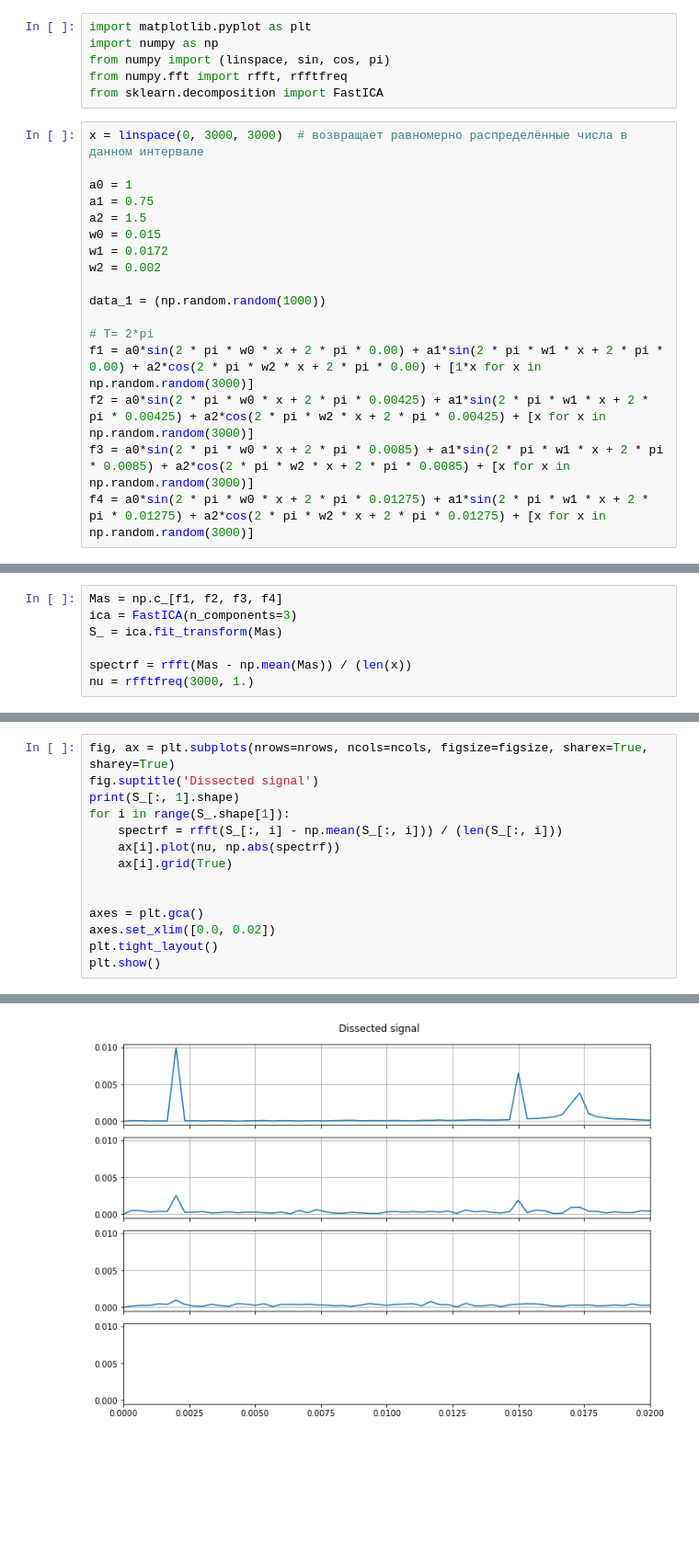
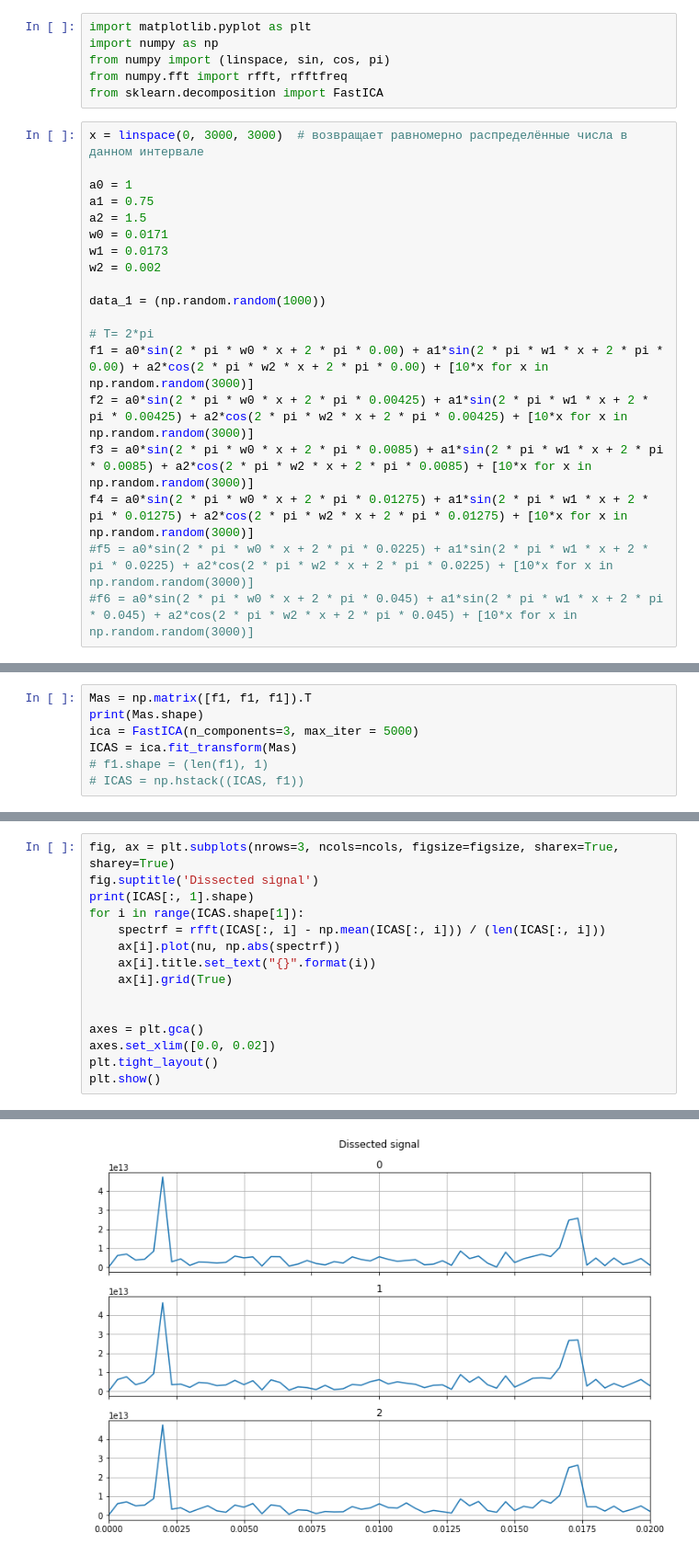
Before and after one commit to Snake9889/Tests, a Jupyter notebook: ICA_Tests.ipynb, the cells around one changed output, grey strips where cells are left out. Shown at 92% size. Drawn from its saved outputs; the diff is of its cells as text; blank space fills up the shorter version.

```diff
--- a/ICA_Tests.ipynb
+++ b/ICA_Tests.ipynb
@@ -10,17 +10,19 @@ x = linspace(0, 3000, 3000)  # возвращает равномерно рас
 a0 = 1
 a1 = 0.75
 a2 = 1.5
-w0 = 0.015
-w1 = 0.0172
+w0 = 0.0171
+w1 = 0.0173
 w2 = 0.002
 
 data_1 = (np.random.random(1000))
 
 # T= 2*pi
-f1 = a0*sin(2 * pi * w0 * x + 2 * pi * 0.00) + a1*sin(2 * pi * w1 * x + 2 * pi * 0.00) + a2*cos(2 * pi * w2 * x + 2 * pi * 0.00) + [1*x for x in np.random.random(3000)]
-f2 = a0*sin(2 * pi * w0 * x + 2 * pi * 0.00425) + a1*sin(2 * pi * w1 * x + 2 * pi * 0.00425) + a2*cos(2 * pi * w2 * x + 2 * pi * 0.00425) + [x for x in np.random.random(3000)]
-f3 = a0*sin(2 * pi * w0 * x + 2 * pi * 0.0085) + a1*sin(2 * pi * w1 * x + 2 * pi * 0.0085) + a2*cos(2 * pi * w2 * x + 2 * pi * 0.0085) + [x for x in np.random.random(3000)]
-f4 = a0*sin(2 * pi * w0 * x + 2 * pi * 0.01275) + a1*sin(2 * pi * w1 * x + 2 * pi * 0.01275) + a2*cos(2 * pi * w2 * x + 2 * pi * 0.01275) + [x for x in np.random.random(3000)]
+f1 = a0*sin(2 * pi * w0 * x + 2 * pi * 0.00) + a1*sin(2 * pi * w1 * x + 2 * pi * 0.00) + a2*cos(2 * pi * w2 * x + 2 * pi * 0.00) + [10*x for x in np.random.random(3000)]
+f2 = a0*sin(2 * pi * w0 * x + 2 * pi * 0.00425) + a1*sin(2 * pi * w1 * x + 2 * pi * 0.00425) + a2*cos(2 * pi * w2 * x + 2 * pi * 0.00425) + [10*x for x in np.random.random(3000)]
+f3 = a0*sin(2 * pi * w0 * x + 2 * pi * 0.0085) + a1*sin(2 * pi * w1 * x + 2 * pi * 0.0085) + a2*cos(2 * pi * w2 * x + 2 * pi * 0.0085) + [10*x for x in np.random.random(3000)]
+f4 = a0*sin(2 * pi * w0 * x + 2 * pi * 0.01275) + a1*sin(2 * pi * w1 * x + 2 * pi * 0.01275) + a2*cos(2 * pi * w2 * x + 2 * pi * 0.01275) + [10*x for x in np.random.random(3000)]
+#f5 = a0*sin(2 * pi * w0 * x + 2 * pi * 0.0225) + a1*sin(2 * pi * w1 * x + 2 * pi * 0.0225) + a2*cos(2 * pi * w2 * x + 2 * pi * 0.0225) + [10*x for x in np.random.random(3000)]
+#f6 = a0*sin(2 * pi * w0 * x + 2 * pi * 0.045) + a1*sin(2 * pi * w1 * x + 2 * pi * 0.045) + a2*cos(2 * pi * w2 * x + 2 * pi * 0.045) + [10*x for x in np.random.random(3000)]
 # %%
 nrows, ncols = 4, 1
 figsize = [10, 7]
@@ -41,7 +43,7 @@ plt.show()
-# %%
-Mas = np.c_[f1, f2, f3, f4]
-ica = FastICA(n_components=3)
-S_ = ica.fit_transform(Mas)
-
-spectrf = rfft(Mas - np.mean(Mas)) / (len(x))
-nu = rfftfreq(3000, 1.)
+# %%
+Mas = np.matrix([f1, f1, f1]).T
+print(Mas.shape)
+ica = FastICA(n_components=3, max_iter = 5000)
+ICAS = ica.fit_transform(Mas)
+# f1.shape = (len(f1), 1)
+# ICAS = np.hstack((ICAS, f1))
@@ -48,17 +52,18 @@ nu = rfftfreq(3000, 1.)
 # %%
-fig, ax = plt.subplots(nrows=nrows, ncols=ncols, figsize=figsize, sharex=True, sharey=True)
+fig, ax = plt.subplots(nrows=3, ncols=ncols, figsize=figsize, sharex=True, sharey=True)
 fig.suptitle('Dissected signal')
-print(S_[:, 1].shape)
-for i in range(S_.shape[1]):
-    spectrf = rfft(S_[:, i] - np.mean(S_[:, i])) / (len(S_[:, i]))
+print(ICAS[:, 1].shape)
+for i in range(ICAS.shape[1]):
+    spectrf = rfft(ICAS[:, i] - np.mean(ICAS[:, i])) / (len(ICAS[:, i]))
     ax[i].plot(nu, np.abs(spectrf))
+    ax[i].title.set_text("{}".format(i))
     ax[i].grid(True)
 
 
 axes = plt.gca()
 axes.set_xlim([0.0, 0.02])
 plt.tight_layout()
 plt.show()
 # %% [output]
 (3000,)
-[figure, old version]
+[figure, new version]
```
Also changed, not shown: parts of 2 cells of this notebook.
